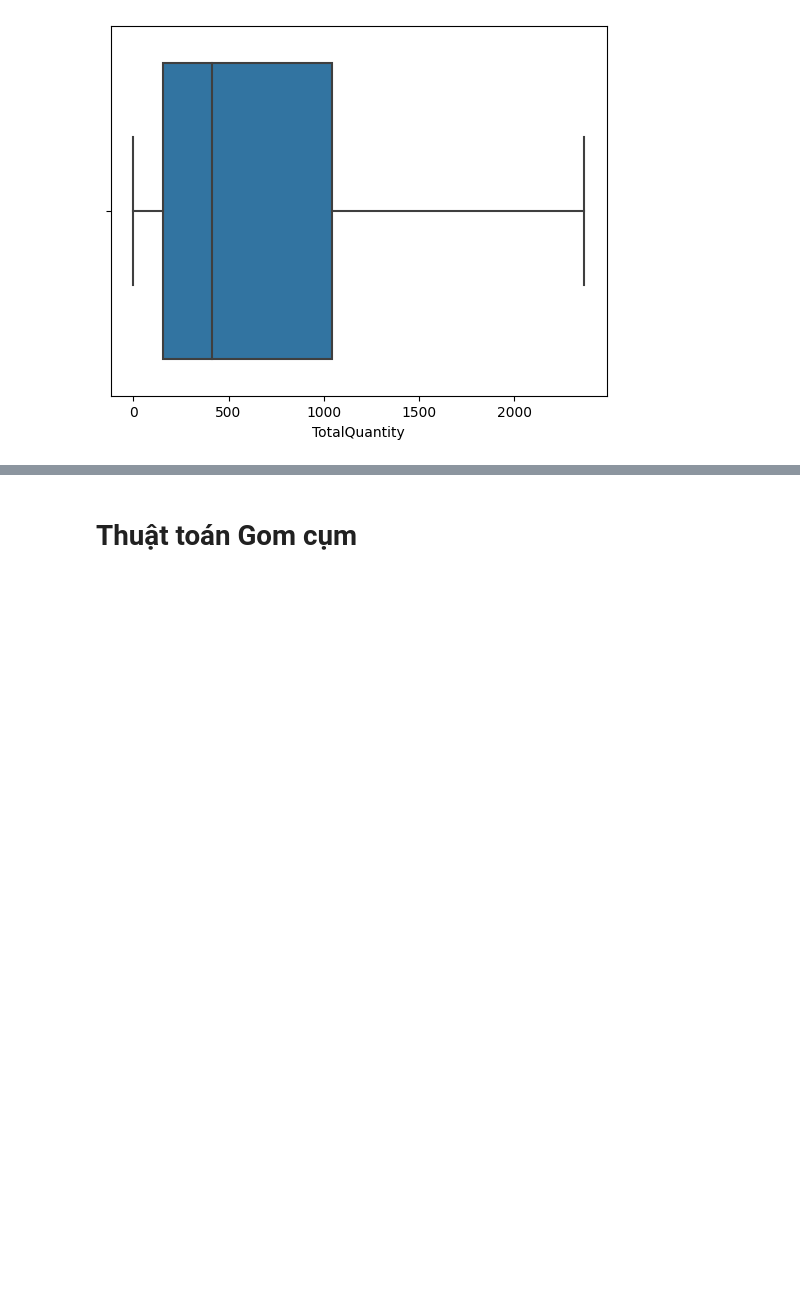
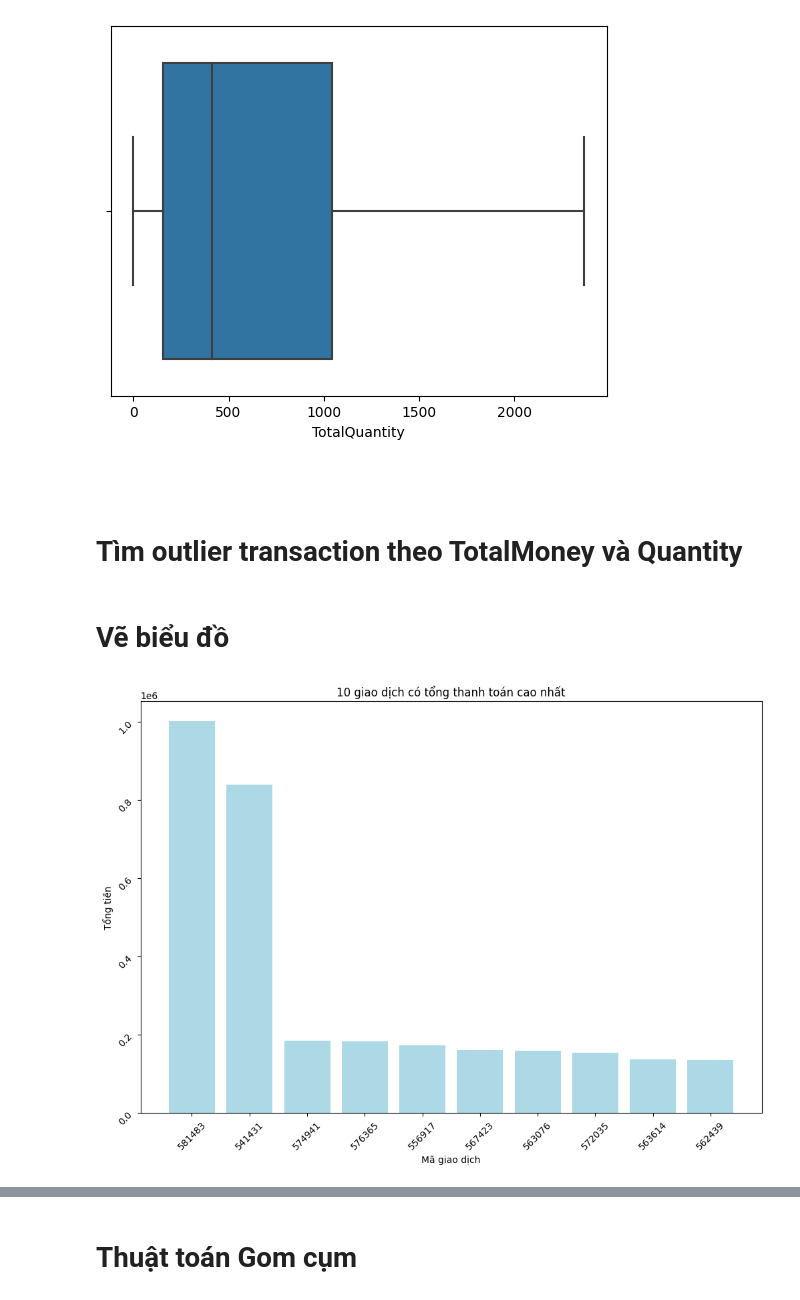
Before and after one commit to n0aHVN/Uni_DataMining_Final, a Jupyter notebook: Code.ipynb, the cells around one changed output, grey strips where cells are left out. Saved outputs shown, nothing was run; the diff lists cells and outputs as text; code cells hidden in the pictures; blank space fills up the shorter version.

```diff
--- a/Code.ipynb
+++ b/Code.ipynb
@@ -124,4 +128,2 @@ data["Date"] = pd.DatetimeIndex(data["Date"])
 # %% [markdown]
 # EDA
-# %%
-data["TotalPrice"] = data['Price']*data['Quantity']
@@ -131 +130,5 @@ year_2018 = data.loc[data['Date'].dt.year == 2018]
+# %%
+data["TotalMoney"] = data['Price']*data['Quantity']
+data['Month'] = pd.DatetimeIndex(data['Date']).month
+data['Year'] = pd.DatetimeIndex(data['Date']).year
 # %% [markdown]
@@ -145,6 +146,8 @@ data_Without_CancelTransaction.head()
 # %%
 data_CancelTransaction = data.loc[data['Quantity']<0]
 data_CancelTransaction.head()
+data_CancelTransaction.to_csv('./data/data_CancelTransaction.csv')
+data = data.loc[~(data['Quantity']<0)]
 # %% [output]
 |  | TransactionNo | Date | ProductNo | ProductName | Price | Quantity | CustomerNo | Country | TotalPrice |
 | 1616 | C581484 | 2019-12-09 | 23843 | Paper Craft Little Birdie | 6.19 | -80995 | 16446.0 | United Kingdom | -501359.05 |
@@ -159,13 +160,13 @@ Tính tổng số tiền chi tiêu của mỗi khách hàng:
 # %%
 if not exists("./customer_quantity_price.csv"):
     customer_quantity_price = []
-    for i in data_Without_CancelTransaction['CustomerNo'].unique():
-        sum_Quantity = data_Without_CancelTransaction.loc[data_Without_CancelTransaction['CustomerNo'] == i].Quantity.sum()
-        sum_Price = data_Without_CancelTransaction.loc[data_Without_CancelTransaction['CustomerNo'] == i].TotalPrice.sum()
+    for i in data['CustomerNo'].unique():
+        sum_Quantity = data.loc[data['CustomerNo'] == i].Quantity.sum()
+        sum_Price = data.loc[data['CustomerNo'] == i].TotalMoney.sum()
         customer_quantity_price.append([i, sum_Quantity,sum_Price])
     customer_quantity_price = pd.DataFrame(data=customer_quantity_price)
-    customer_quantity_price.columns = ["CustomerNo", "TotalQuantity","TotalPrice"]
-    customer_quantity_price.to_csv("./customer_quantity_price.csv",index=False)
+    customer_quantity_price.columns = ["CustomerNo", "TotalQuantity","TotalMoney"]
+    customer_quantity_price.to_csv("./data/customer_quantity_price.csv",index=False)
 else: customer_quantity_price = pd.read_csv("./customer_quantity_price.csv")
 # %%
 customer_quantity_price.head()
@@ -309,3 +295,44 @@ sb.boxplot(x='TotalQuantity',data=customer_quantity_price,showfliers = False)
 # %% [output]
 <Axes: xlabel='TotalQuantity'>
 [figure]
+# %% [markdown]
+##
+# %% [markdown]
+# Tìm outlier transaction theo TotalMoney và Quantity
+# %% [markdown]
+# Vẽ biểu đồ
+# %%
+# Variable to Store Data
+listTransaction = data['TransactionNo'].unique()
+listTotalMoney = []
+
+# Loop for Store Data
+for i in listTransaction:
+    totalMoney = data['TotalMoney'].loc[data['TransactionNo'] == i].sum()
+    listTotalMoney.append(totalMoney)
+
+# Dictionary for DataFrame
+dictTransaction = {
+    'TransactionNo' : listTransaction,
+    'TotalMoney' : listTotalMoney
+}
+
+# Adjust DataFrame
+dfTransaction = pd.DataFrame(dictTransaction)
+dfTransaction = dfTransaction.sort_values('TotalMoney',ascending=False).head(10)
+dfTransaction = dfTransaction.reset_index(drop=True)
+
+# dfTransaction.to_csv('dfTransaction.csv')
+# dfTransaction = pd.read_csv("dfTransaction.csv")
+
+# Create Figure
+plt.figure(figsize = (12,8))
+plt.bar(data = dfTransaction, x = 'TransactionNo',height = 'TotalMoney', color = 'lightblue')
+plt.title('10 giao dịch có tổng thanh toán cao nhất')
+plt.yticks(rotation = 45)
+plt.xticks(rotation = 45)
+plt.xlabel('Mã giao dịch')
+plt.ylabel('Tổng tiền')
+plt.show()
+# %% [output]
+[figure, added]
```
Also changed, not shown: parts of 41 cells of this notebook, 11 other files.
